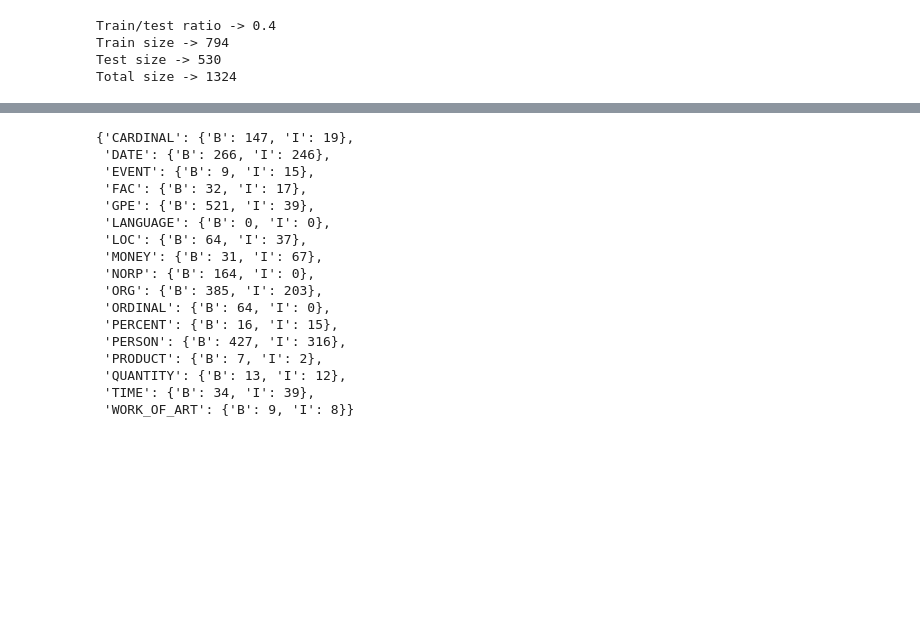
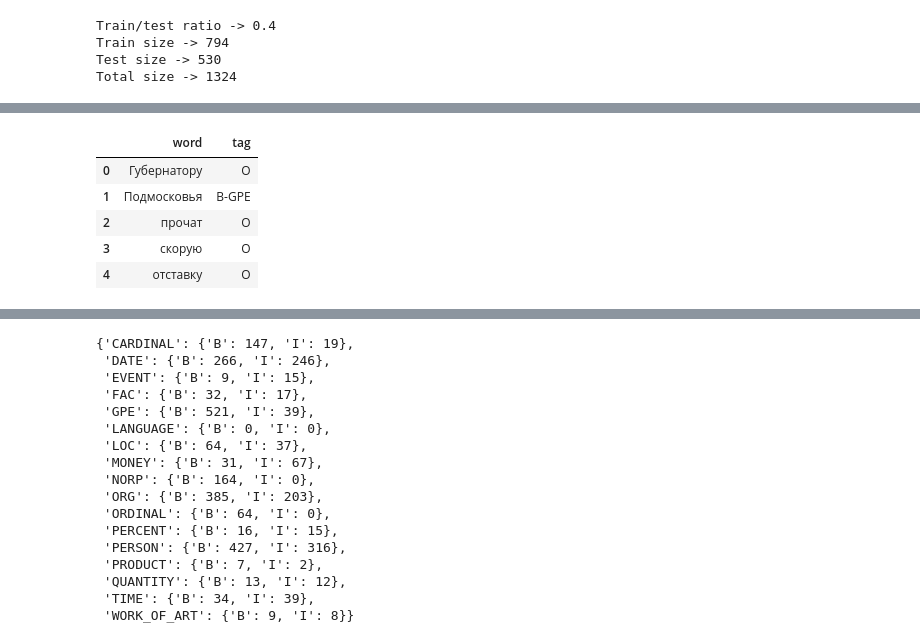
Before and after one commit to HabKaffee/ner_nlp, a Jupyter notebook: notebook.ipynb, the cells around one changed output, grey strips where cells are left out. Saved outputs shown, nothing was run; the diff lists cells and outputs as text; code cells hidden in the pictures; blank space fills up the shorter version.

```diff
--- a/notebook.ipynb
+++ b/notebook.ipynb
@@ -170,0 +174,10 @@ In both train and test subsets B-GPE, B-ORG, and B-PERSON took top-3 of all tags
+# %%
+df = pd.DataFrame([words for sentence in parsed_data for words in sentence], columns=["word", "tag"])
+df.head()
+# %% [output]
+|  | word | tag |
+| 0 | Губернатору | O |
+| 1 | Подмосковья | B-GPE |
+| 2 | прочат | O |
+| 3 | скорую | O |
+| 4 | отставку | O |
```
Also changed, not shown: parts of 7 cells of this notebook.
